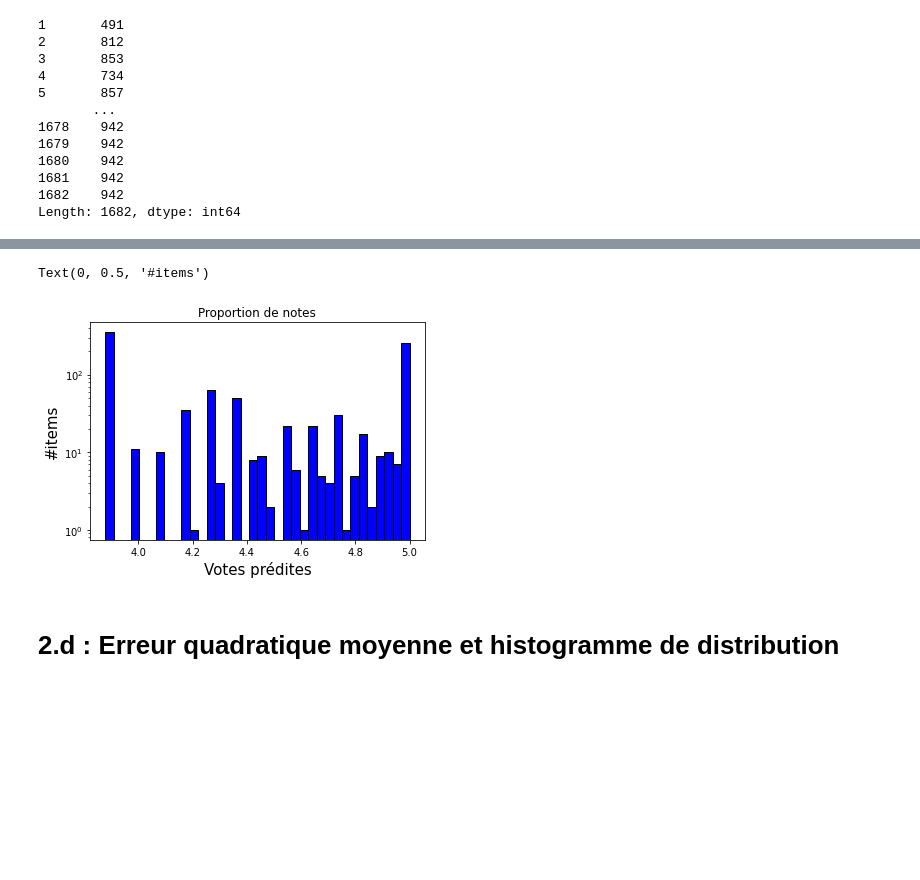
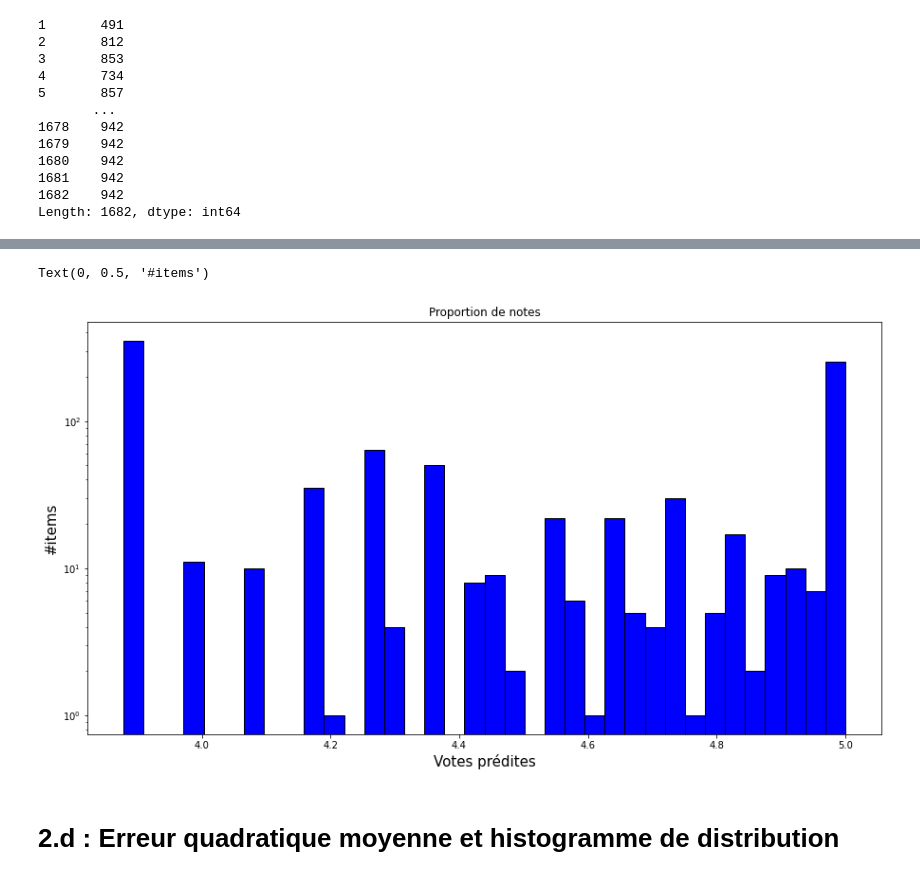
Before and after one commit to clementbernardd/LOG6308, a Jupyter notebook: TP1_groupe7.ipynb, the cells around one changed output, grey strips where cells are left out. Drawn from its saved outputs; the diff is of its cells as text; code cells hidden in the pictures; blank space fills up the shorter version.

```diff
--- a/TP1_groupe7.ipynb
+++ b/TP1_groupe7.ipynb
@@ -565,16 +498,15 @@ v_j_df[v_j_df< 1 ] = 1
 v_j_df[v_j_df > 5 ] = 5
 # %%
 ''' Plot la distribution des notes  '''
-
+plt.figure(figsize=(15,8))
 plt.hist(v_j_df, color = 'blue', edgecolor = 'black', bins = int(180/5), log=True)
-
 # Add labels
 plt.title('Proportion de notes')
 plt.xlabel('Votes prédites',fontsize=15)
 plt.ylabel('#items',fontsize=15)
 # %% [output]
 Text(0, 0.5, '#items')
-[figure, old version]
+[figure, new version]
 # %% [markdown]
 # 2.d : Erreur quadratique moyenne et histogramme de distribution
 # %%
```
Also changed, not shown: parts of 35 cells of this notebook.
